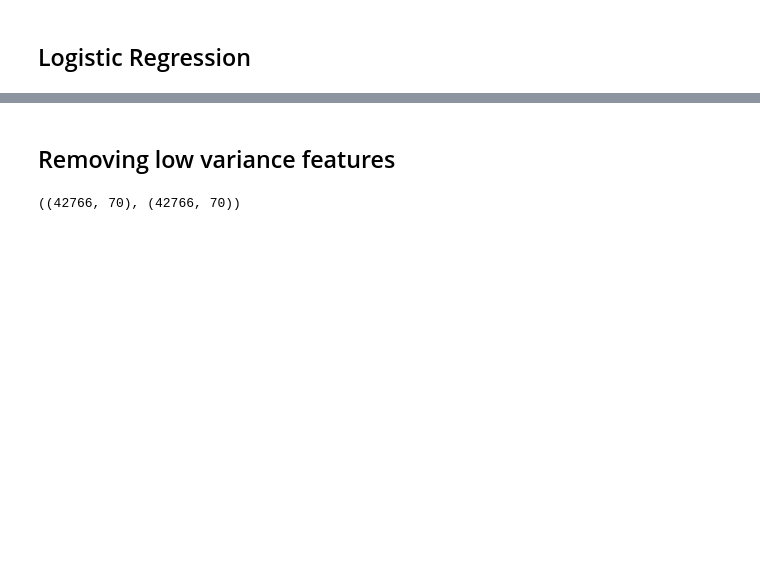
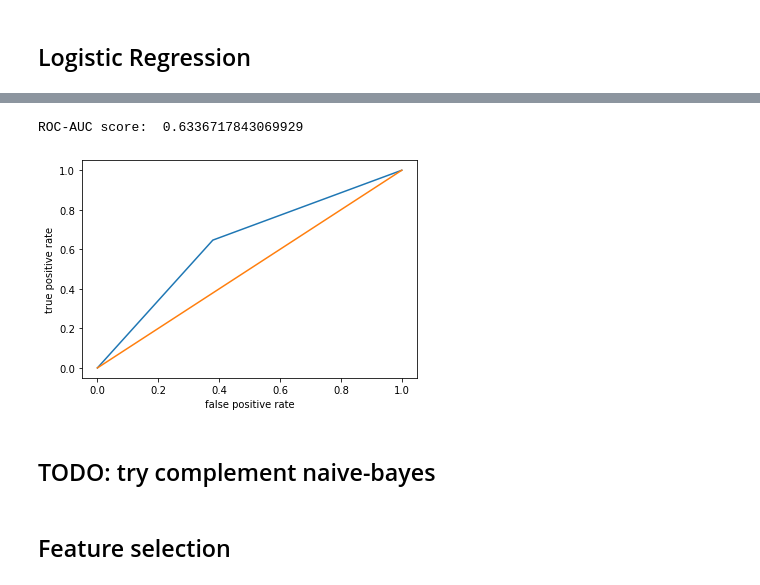
Before and after one commit to dchung117/runner-injury-preds, a Jupyter notebook: runner_injury_preds.ipynb, the cells around one changed output, grey strips where cells are left out. Saved outputs shown, nothing was run; the diff lists cells and outputs as text; code cells hidden in the pictures; blank space fills up the shorter version.

```diff
--- a/runner_injury_preds.ipynb
+++ b/runner_injury_preds.ipynb
@@ -222 +128,20 @@ with open('./test/log_reg_gs_l1.pkl', 'wb') as f:
+# %%
+# Examine ROC curve
+from sklearn.metrics import roc_curve, roc_auc_score
+
+fpr, tpr, thresholds = roc_curve(y_test, preds)
+roc_auc_score = roc_auc_score(y_test, preds)
+
+fig, ax = plt.subplots()
+roc_df = pd.DataFrame({'false positive rate': fpr, 'true positive rate': tpr})
+sns.lineplot(x='false positive rate', y='true positive rate', data=roc_df, ax=ax)
+plt.plot([0, 1], [0, 1])
+print('ROC-AUC score: ', roc_auc_score)
+# %% [output]
+ROC-AUC score:  0.6336717843069929
+[figure, added]
+# %% [markdown]
+## TODO: try complement naive-bayes
+# %% [markdown]
+## Feature selection
 # %%
@@ -224,10 +148,0 @@ with open('./test/log_reg_gs_l1.pkl', 'wb') as f:
-# %% [markdown]
-## Removing low variance features
-# %%
-from sklearn.feature_selection import VarianceThreshold
-
-var_selector = VarianceThreshold()
-X_removed = var_selector.fit_transform(X)
-X_removed.shape, X.shape
-# %% [output]
-((42766, 70), (42766, 70))
```
Also changed, not shown: parts of 24 cells of this notebook.
